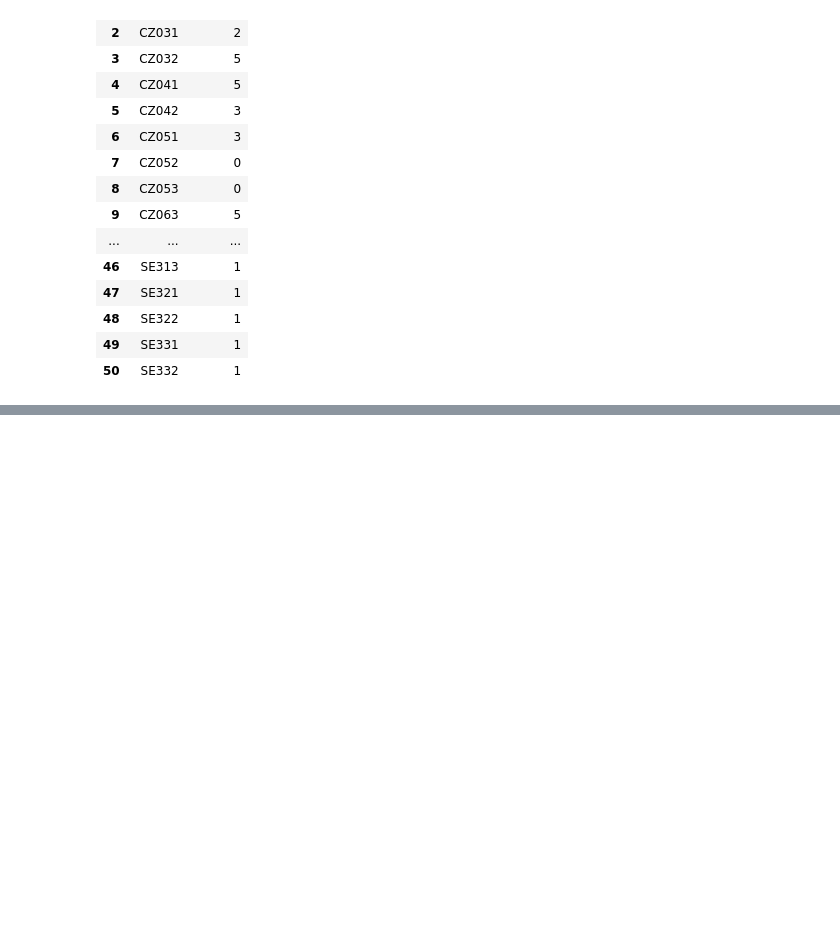
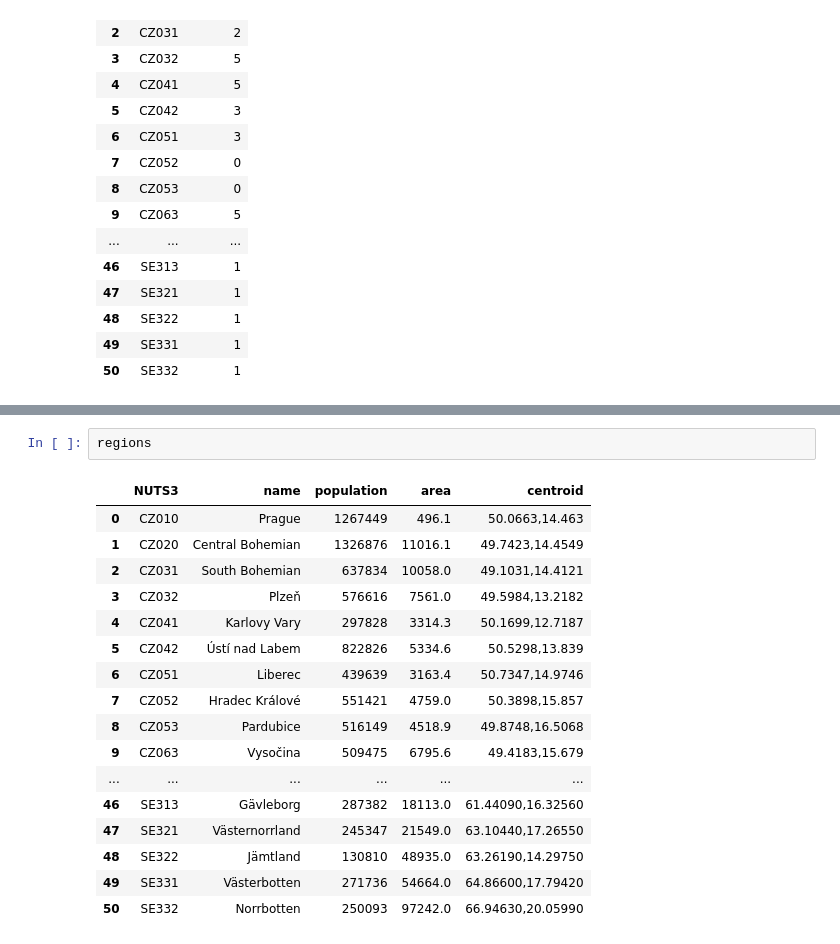
Before and after one commit to martinbenes1996/732A76, a Jupyter notebook: Clustering.ipynb, the cells around one changed output, grey strips where cells are left out. Drawn from its saved outputs; the diff is of its cells as text; blank space fills up the shorter version.

```diff
--- a/Clustering.ipynb
+++ b/Clustering.ipynb
@@ -249,0 +301,20 @@ spectral_pop_dens
+# %%
+regions
+# %% [output]
+|  | NUTS3 | name | population | area | centroid |
+| 0 | CZ010 | Prague | 1267449 | 496.1 | 50.0663,14.463 |
+| 1 | CZ020 | Central Bohemian | 1326876 | 11016.1 | 49.7423,14.4549 |
+| 2 | CZ031 | South Bohemian | 637834 | 10058.0 | 49.1031,14.4121 |
+| 3 | CZ032 | Plzeň | 576616 | 7561.0 | 49.5984,13.2182 |
+| 4 | CZ041 | Karlovy Vary | 297828 | 3314.3 | 50.1699,12.7187 |
+| 5 | CZ042 | Ústí nad Labem | 822826 | 5334.6 | 50.5298,13.839 |
+| 6 | CZ051 | Liberec | 439639 | 3163.4 | 50.7347,14.9746 |
+| 7 | CZ052 | Hradec Králové | 551421 | 4759.0 | 50.3898,15.857 |
+| 8 | CZ053 | Pardubice | 516149 | 4518.9 | 49.8748,16.5068 |
+| 9 | CZ063 | Vysočina | 509475 | 6795.6 | 49.4183,15.679 |
+| ... | ... | ... | ... | ... | ... |
+| 46 | SE313 | Gävleborg | 287382 | 18113.0 | 61.44090,16.32560 |
+| 47 | SE321 | Västernorrland | 245347 | 21549.0 | 63.10440,17.26550 |
+| 48 | SE322 | Jämtland | 130810 | 48935.0 | 63.26190,14.29750 |
+| 49 | SE331 | Västerbotten | 271736 | 54664.0 | 64.86600,17.79420 |
+| 50 | SE332 | Norrbotten | 250093 | 97242.0 | 66.94630,20.05990 |
```
Also changed, not shown: parts of 15 cells of this notebook, 26 other files.
